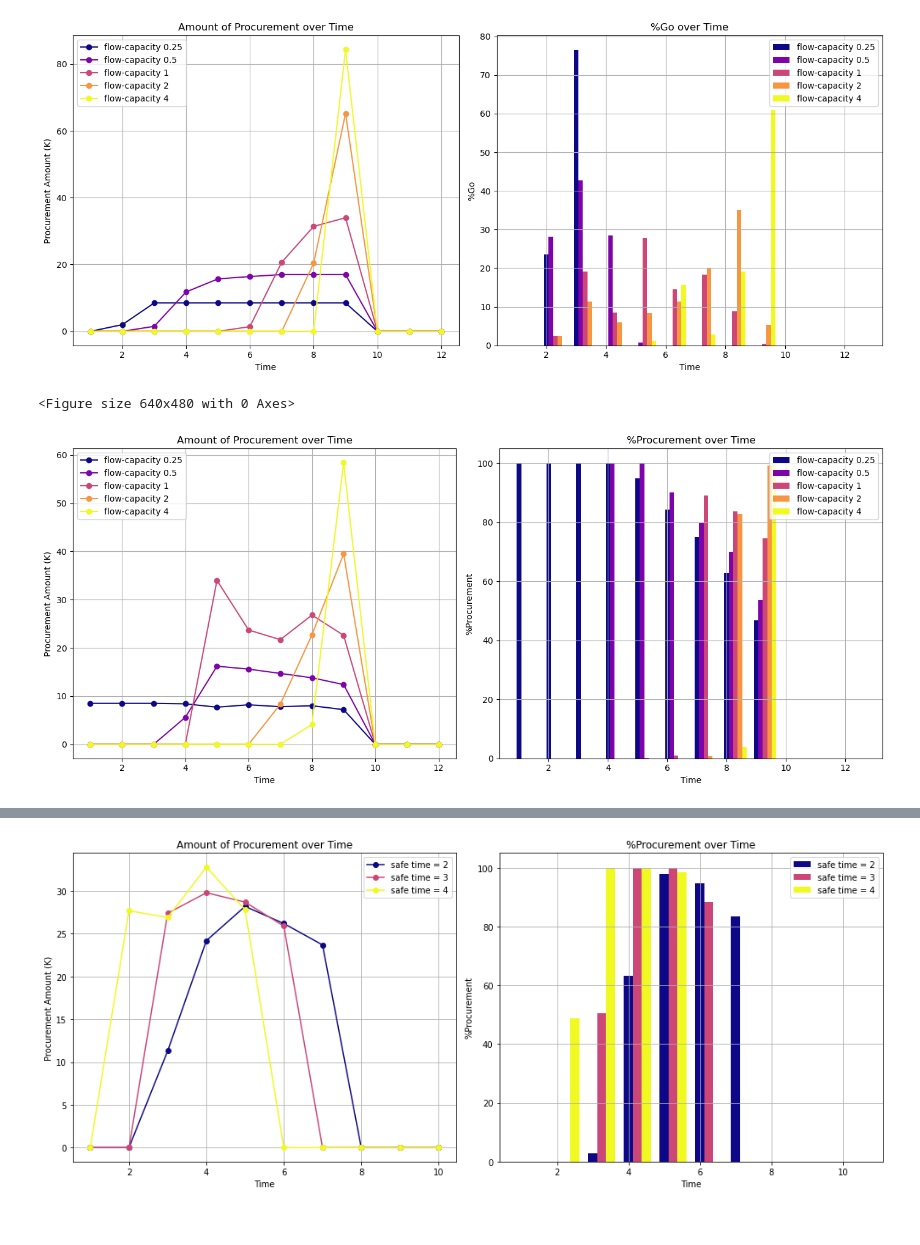
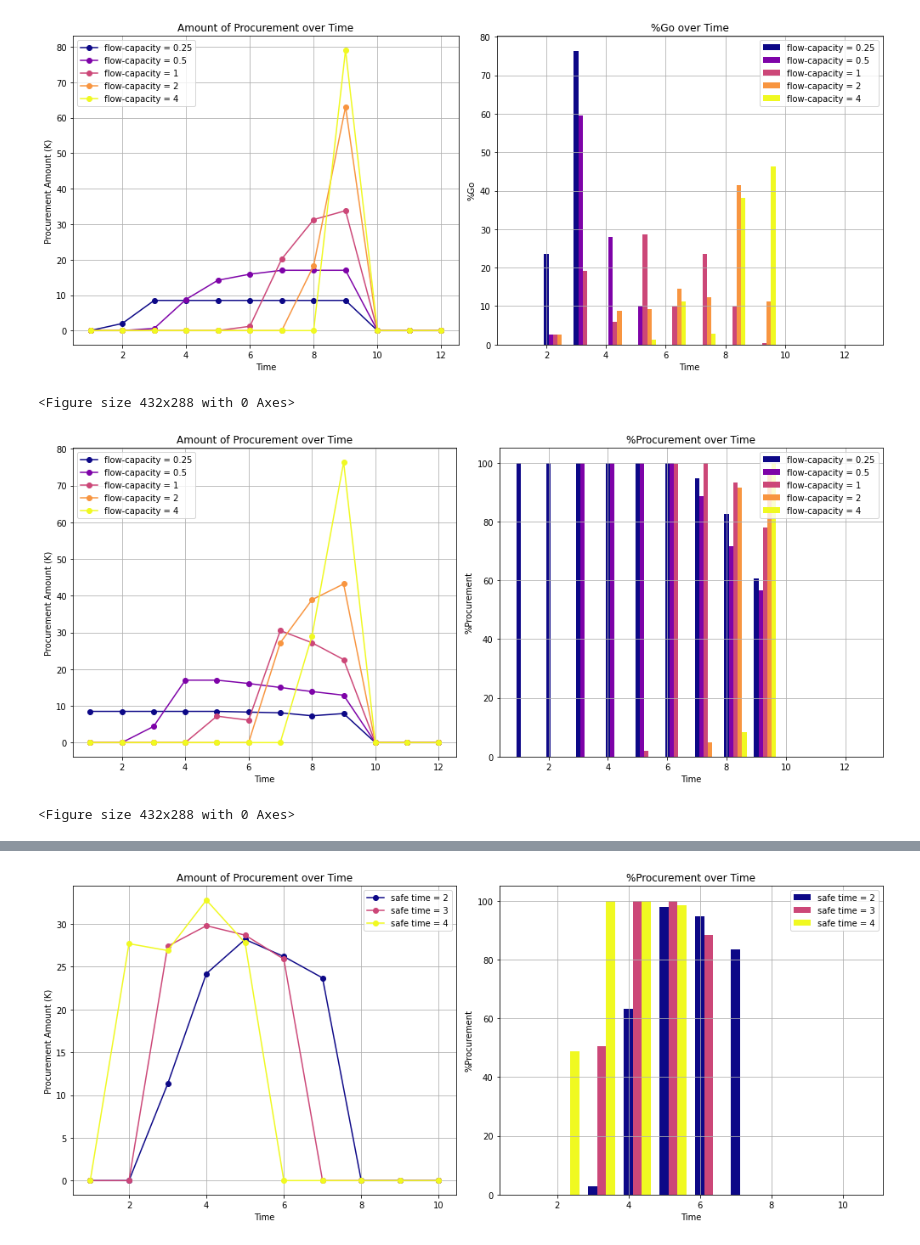
Before and after one commit to songmath-thunderain/msp_models_for_adaptive_disaster_relief_logistics_planning, a Jupyter notebook: Python/output/case-study/table-and-figure/Figure-case-SA-flowcapacity-KPI.ipynb, the cells around one changed output, grey strips where cells are left out. Drawn from its saved outputs; the diff is of its cells as text; code cells hidden in the pictures.

```diff
--- a/Python/output/case-study/table-and-figure/Figure-case-SA-flowcapacity-KPI.ipynb
+++ b/Python/output/case-study/table-and-figure/Figure-case-SA-flowcapacity-KPI.ipynb
@@ -62,18 +62,18 @@ time = np.arange(1, 13)
 
 fval = {
     0.25: [0.0, 2.0, 8.5, 8.5, 8.5, 8.5, 8.5, 8.5, 8.5, 0.0, 0.0, 0.0],
-    0.5: [0.0, 0.0, 1.5, 11.8, 15.7, 16.4, 17.0, 17.0, 17.0, 0.0, 0.0, 0.0],
-    1: [0.0, 0.0, 0.0, 0.0, 0.0, 1.4, 20.7, 31.4, 34.0, 0.0, 0.0, 0.0],
-    2: [0.0, 0.0, 0.0, 0.0, 0.0, 0.0, 0.0, 20.4, 65.2, 0.0, 0.0, 0.0],
-    4: [0.0, 0.0, 0.0, 0.0, 0.0, 0.0, 0.0, 0.0, 84.3, 0.0, 0.0, 0.0]
+    0.5: [0.0, 0.0, 0.6, 8.8, 14.2, 15.9, 17.0, 17.0, 17.0, 0.0, 0.0, 0.0],
+    1: [0.0, 0.0, 0.0, 0.0, 0.0, 1.2, 20.2, 31.3, 33.8, 0.0, 0.0, 0.0],
+    2: [0.0, 0.0, 0.0, 0.0, 0.0, 0.0, 0.0, 18.3, 63.1, 0.0, 0.0, 0.0],
+    4: [0.0, 0.0, 0.0, 0.0, 0.0, 0.0, 0.0, 0.0, 79.1, 0.0, 0.0, 0.0]
 }
 
 percent_go = {
     0.25: [0, 23.6, 76.4, 0.0, 0.0, 0.0, 0.0, 0.0, 0.0, 0.0, 0.0, 0.0],
-    0.5: [0, 28.1, 42.8, 28.4, 0.7, 0.0, 0.0, 0.0, 0.0, 0.0, 0.0, 0.0],
-    1: [0, 2.5, 19.1, 8.5, 27.8, 14.5, 18.3, 8.8, 0.5, 0.0, 0.0, 0.0],
-    2: [0, 2.5, 11.4, 6.0, 8.3, 11.3, 19.9, 35.2, 5.4, 0.0, 0.0, 0.0],
-    4: [0, 0.0, 0.0, 0.0, 1.3, 15.7, 2.8, 19.2, 61.0, 0.0, 0.0, 0.0]
+    0.5: [0, 2.5, 59.5, 28.0, 10.0, 0.0, 0.0, 0.0, 0.0, 0.0, 0.0, 0.0],
+    1: [0, 2.5, 19.1, 6.0, 28.6, 9.9, 23.5, 9.9, 0.5, 0.0, 0.0, 0.0],
+    2: [0, 2.5, 0.0, 8.8, 9.2, 14.5, 12.4, 41.4, 11.2, 0.0, 0.0, 0.0],
+    4: [0, 0.0, 0.0, 0.0, 1.3, 11.3, 2.8, 38.2, 46.4, 0.0, 0.0, 0.0]
 }
 
 # Colormap
@@ -84,7 +84,7 @@ colors = [cmap(i / (len(flow_capacity) - 1)) for i in range(len(flow_capacity))]
 plt.figure(figsize=(14, 6))
 plt.subplot(1, 2, 1)
 for i, fc in enumerate(flow_capacity):
-    plt.plot(time, fval[fc], marker='o', color=colors[i], label=f'flow-capacity {fc}')
+    plt.plot(time, fval[fc], marker='o', color=colors[i], label=f'flow-capacity = {fc}')
 plt.xlabel('Time')
 plt.ylabel('Procurement Amount (K)')
 plt.title('Amount of Procurement over Time')
@@ -95,7 +95,7 @@ plt.grid(True)
 plt.subplot(1, 2, 2)
 bar_width = 0.15
 for i, fc in enumerate(flow_capacity):
-    plt.bar(time + i * bar_width, percent_go[fc], bar_width, color=colors[i], label=f'flow-capacity {fc}')
+    plt.bar(time + i * bar_width, percent_go[fc], bar_width, color=colors[i], label=f'flow-capacity = {fc}')
 plt.xlabel('Time')
 plt.ylabel('%Go')
 plt.title('%Go over Time')
@@ -106,59 +106,61 @@ plt.tight_layout()
 plt.show()
 plt.savefig('WS-flow_capacity-KPI-2.png');
 # %% [output]
-[figure, old version]
+[figure, new version]
-<Figure size 640x480 with 0 Axes>
+<Figure size 432x288 with 0 Axes>
 # %%
 # Data
 flow_capacity = [0.25, 0.5, 1, 2, 4]
-time = np.arange(1, 13)  # Adjusted time range from 1 to 12
+time = np.arange(1, 13)
 
 percent_go = {
-    0.25: [100.0, 100.0, 100.0, 100.0, 95.0, 84.4, 75.0, 62.7, 46.8, 0.0, 0.0, 0.0],
-    0.5: [0.0, 0.0, 0.0, 100.0, 100.0, 90.2, 79.8, 70.0, 53.7, 0.0, 0.0, 0.0],
-    1: [0.0, 0.0, 0.0, 0.0, 0.1, 1.0, 89.2, 83.8, 74.6, 0.0, 0.0, 0.0],
-    2: [0.0, 0.0, 0.0, 0.0, 0.0, 0.0, 0.7, 82.9, 99.3, 0.0, 0.0, 0.0],
-    4: [0.0, 0.0, 0.0, 0.0, 0.0, 0.0, 0.0, 3.9, 100.0, 0.0, 0.0, 0.0]
+    0.25: [100.0, 100.0, 100.0, 100.0, 100.0, 100.0, 94.8, 82.7, 60.6, 0.0, 0.0, 0.0],
+    0.5: [0.0, 0.0, 100.0, 100.0, 100.0, 100.0, 88.6, 71.6, 56.5, 0.0, 0.0, 0.0],
+    1: [0.0, 0.0, 0.0, 0.0, 2.0, 99.7, 99.8, 93.2, 78.0, 0.0, 0.0, 0.0],
+    2: [0.0, 0.0, 0.0, 0.0, 0.0, 0.0, 4.9, 91.5, 96.8, 0.0, 0.0, 0.0],
+    4: [0.0, 0.0, 0.0, 0.0, 0.0, 0.0, 0.0, 8.2, 100.0, 0.0, 0.0, 0.0]
 }
 
 fval = {
-    0.25: [8.5, 8.5, 8.5, 8.4, 7.7, 8.2, 7.8, 8.0, 7.2, 0.0, 0.0, 0.0],
-    0.5: [0.0, 0.0, 0.0, 5.6, 16.2, 15.6, 14.7, 13.8, 12.4, 0.0, 0.0, 0.0],
-    1: [0.0, 0.0, 0.0, 0.0, 34.0, 23.7, 21.7, 26.8, 22.6, 0.0, 0.0, 0.0],
-    2: [0.0, 0.0, 0.0, 0.0, 0.0, 0.0, 8.3, 22.7, 39.5, 0.0, 0.0, 0.0],
-    4: [0.0, 0.0, 0.0, 0.0, 0.0, 0.0, 0.0, 4.1, 58.4, 0.0, 0.0, 0.0]
+    0.25: [8.5, 8.5, 8.5, 8.5, 8.5, 8.3, 8.1, 7.3, 7.9, 0.0, 0.0, 0.0],
+    0.5: [0.0, 0.0, 4.4, 17.0, 17.0, 16.1, 15.0, 13.9, 12.9, 0.0, 0.0, 0.0],
+    1: [0.0, 0.0, 0.0, 0.0, 7.2, 6.1, 30.5, 27.2, 22.6, 0.0, 0.0, 0.0],
+    2: [0.0, 0.0, 0.0, 0.0, 0.0, 0.0, 27.2, 38.9, 43.2, 0.0, 0.0, 0.0],
+    4: [0.0, 0.0, 0.0, 0.0, 0.0, 0.0, 0.0, 29.0, 76.4, 0.0, 0.0, 0.0]
 }
 
 # Colormap
 cmap = cm.get_cmap('plasma', len(flow_capacity))
 colors = [cmap(i / (len(flow_capacity) - 1)) for i in range(len(flow_capacity))]
 
 # Plot fval
 plt.figure(figsize=(14, 6))
 plt.subplot(1, 2, 1)
 for i, fc in enumerate(flow_capacity):
-    plt.plot(time, fval[fc], marker='o', color=colors[i], label=f'flow-capacity {fc}')
+    plt.plot(time, fval[fc], marker='o', color=colors[i], label=f'flow-capacity = {fc}')
 plt.xlabel('Time')
 plt.ylabel('Procurement Amount (K)')
 plt.title('Amount of Procurement over Time')
 plt.legend()
 plt.grid(True)
 
 # Plot percent_go
 plt.subplot(1, 2, 2)
 bar_width = 0.15
 for i, fc in enumerate(flow_capacity):
-    plt.bar(time + i * bar_width, percent_go[fc], bar_width, color=colors[i], label=f'flow-capacity {fc}')
+    plt.bar(time + i * bar_width, percent_go[fc], bar_width, color=colors[i], label=f'flow-capacity = {fc}')
 plt.xlabel('Time')
 plt.ylabel('%Procurement')
 plt.title('%Procurement over Time')
 plt.legend()
 plt.grid(True)
 
 plt.tight_layout()
 plt.show()
+plt.savefig('FA-flow_capacity-KPI-2.png');
 # %% [output]
-[figure, old version]
+[figure, new version]
+<Figure size 432x288 with 0 Axes>
 # %%
 # Data
 flow_capacity = [0.25, 0.5, 1, 2, 4]
```
Also changed, not shown: parts of 4 cells of this notebook, 23 other files.
